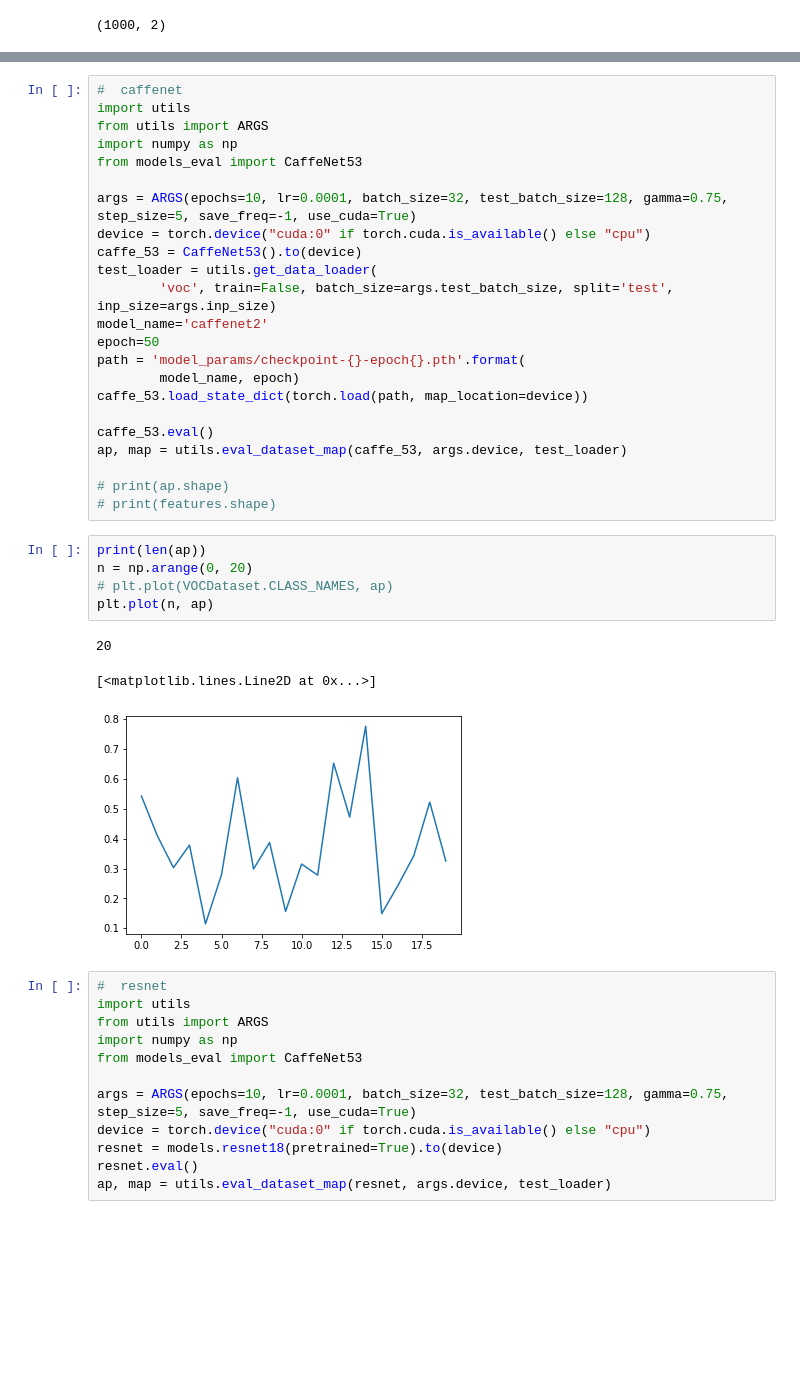
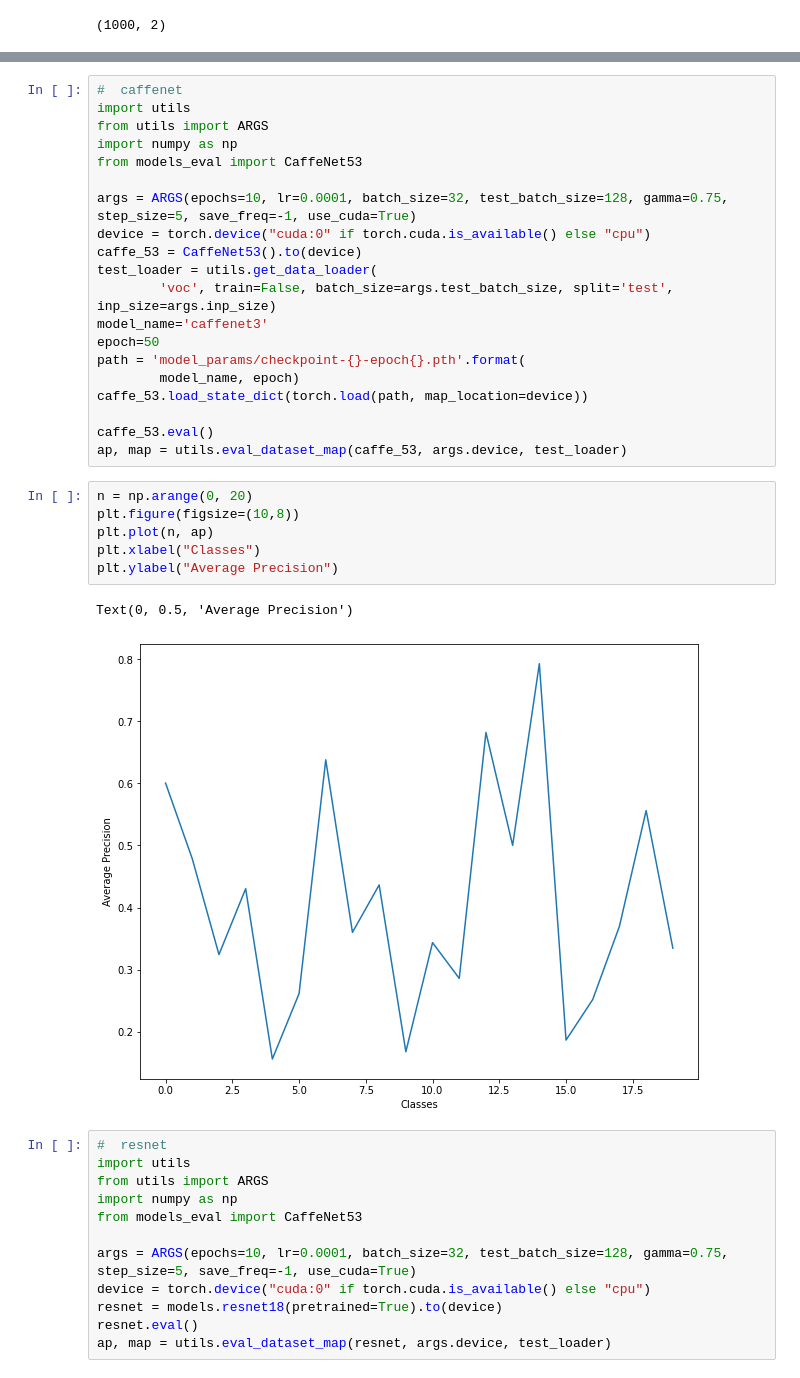
Before and after one commit to unanditha02/hw1, a Jupyter notebook: q5_analysis.ipynb, the cells around one changed output, grey strips where cells are left out. Saved outputs shown, nothing was run; the diff lists cells and outputs as text; blank space fills up the shorter version.

```diff
--- a/q5_analysis.ipynb
+++ b/q5_analysis.ipynb
@@ -358,7 +351,7 @@ device = torch.device("cuda:0" if torch.cuda.is_available() else "cpu")
 caffe_53 = CaffeNet53().to(device)
 test_loader = utils.get_data_loader(
         'voc', train=False, batch_size=args.test_batch_size, split='test', inp_size=args.inp_size)
-model_name='caffenet2'
+model_name='caffenet3'
 epoch=50
 path = 'model_params/checkpoint-{}-epoch{}.pth'.format(
         model_name, epoch)
@@ -366,18 +359,15 @@ caffe_53.load_state_dict(torch.load(path, map_location=device))
 
 caffe_53.eval()
 ap, map = utils.eval_dataset_map(caffe_53, args.device, test_loader)
-
-# print(ap.shape)
-# print(features.shape)
 # %%
-print(len(ap))
 n = np.arange(0, 20)
-# plt.plot(VOCDataset.CLASS_NAMES, ap)
+plt.figure(figsize=(10,8))
 plt.plot(n, ap)
+plt.xlabel("Classes")
+plt.ylabel("Average Precision")
 # %% [output]
-20
+Text(0, 0.5, 'Average Precision')
-[<matplotlib.lines.Line2D at 0x...>]
-[figure, old version]
+[figure, new version]
 # %%
 #  resnet
 import utils
```
Also changed, not shown: parts of 9 cells of this notebook.
